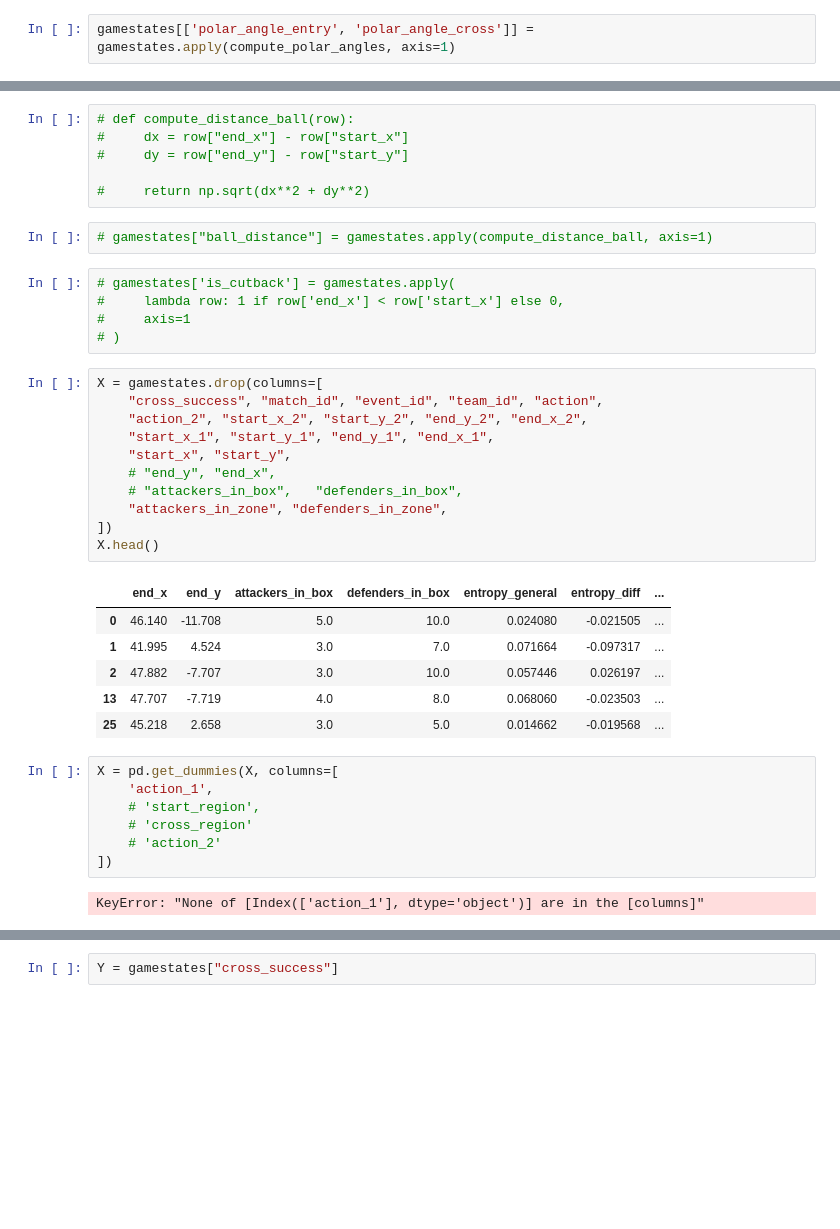
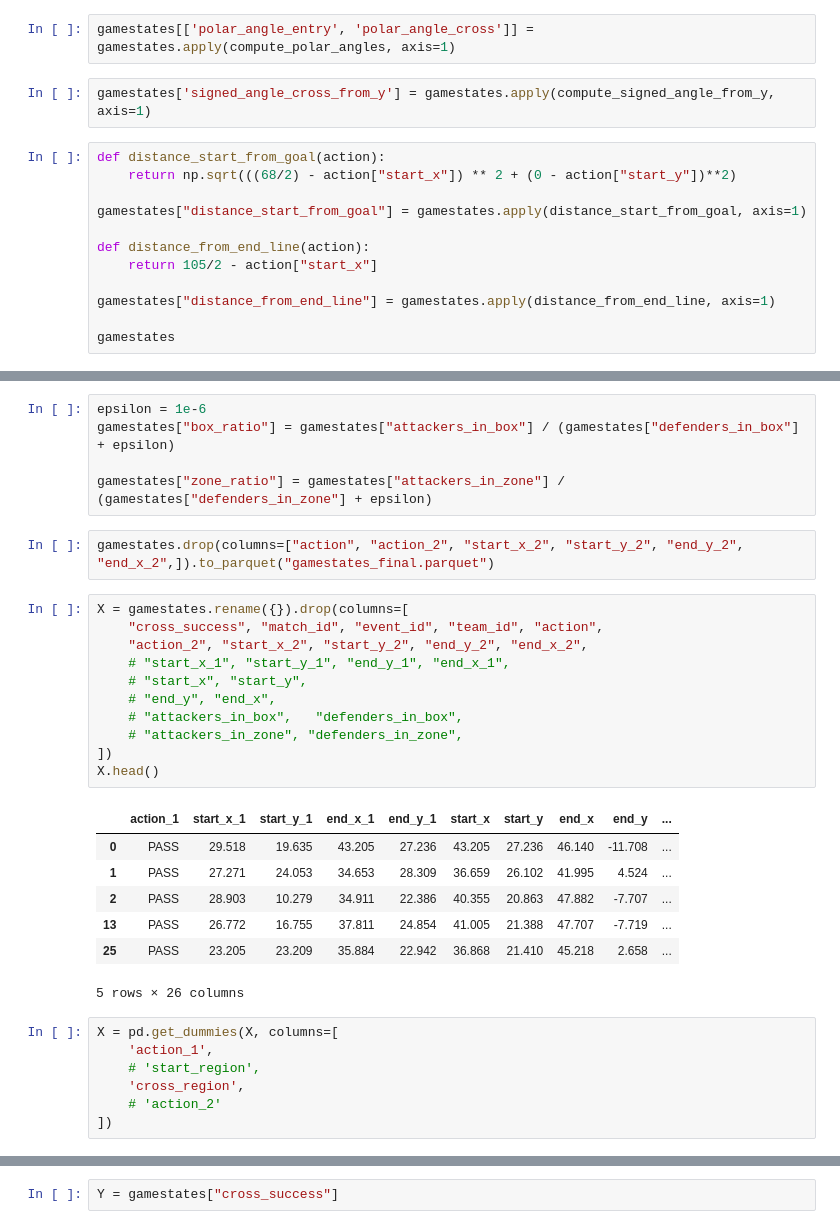
Before and after one commit to Jalzn/vaep-cross, a Jupyter notebook: exploring-model.ipynb, the cells around one changed output, grey strips where cells are left out. Cells and saved outputs as stored; diff of their text form; blank space fills up the shorter version.

```diff
--- a/exploring-model.ipynb
+++ b/exploring-model.ipynb
@@ -215,2 +250,16 @@ def compute_polar_angles(row):
 # %%
 gamestates[['polar_angle_entry', 'polar_angle_cross']] = gamestates.apply(compute_polar_angles, axis=1)
+# %%
+gamestates['signed_angle_cross_from_y'] = gamestates.apply(compute_signed_angle_from_y, axis=1)
+# %%
+def distance_start_from_goal(action):
+    return np.sqrt(((68/2) - action["start_x"]) ** 2 + (0 - action["start_y"])**2)
+
+gamestates["distance_start_from_goal"] = gamestates.apply(distance_start_from_goal, axis=1)
+
+def distance_from_end_line(action):
+    return 105/2 - action["start_x"]
+
+gamestates["distance_from_end_line"] = gamestates.apply(distance_from_end_line, axis=1)
+
+gamestates
@@ -217,43 +280,36 @@ gamestates[['polar_angle_entry', 'polar_angle_cross']] = gamestates.apply(comput
 # %%
-# def compute_distance_ball(row):
-#     dx = row["end_x"] - row["start_x"]
-#     dy = row["end_y"] - row["start_y"]
+epsilon = 1e-6
+gamestates["box_ratio"] = gamestates["attackers_in_box"] / (gamestates["defenders_in_box"] + epsilon)
 
-#     return np.sqrt(dx**2 + dy**2)
+gamestates["zone_ratio"] = gamestates["attackers_in_zone"] / (gamestates["defenders_in_zone"] + epsilon)
-# %%
-# gamestates["ball_distance"] = gamestates.apply(compute_distance_ball, axis=1)
-# %%
-# gamestates['is_cutback'] = gamestates.apply(
-#     lambda row: 1 if row['end_x'] < row['start_x'] else 0,
-#     axis=1
-# )
+# %%
+gamestates.drop(columns=["action", "action_2", "start_x_2", "start_y_2", "end_y_2", "end_x_2",]).to_parquet("gamestates_final.parquet")
 # %%
-X = gamestates.drop(columns=[
+X = gamestates.rename({}).drop(columns=[
     "cross_success", "match_id", "event_id", "team_id", "action",
     "action_2", "start_x_2", "start_y_2", "end_y_2", "end_x_2",
-    "start_x_1", "start_y_1", "end_y_1", "end_x_1",
-    "start_x", "start_y",
+    # "start_x_1", "start_y_1", "end_y_1", "end_x_1",
+    # "start_x", "start_y",
     # "end_y", "end_x",
     # "attackers_in_box",	"defenders_in_box",
-    "attackers_in_zone", "defenders_in_zone",
+    # "attackers_in_zone", "defenders_in_zone",
 ])
 X.head()
 # %% [output]
-|  | end_x | end_y | attackers_in_box | defenders_in_box | entropy_general | entropy_diff | ... |
-| 0 | 46.140 | -11.708 | 5.0 | 10.0 | 0.024080 | -0.021505 | ... |
-| 1 | 41.995 | 4.524 | 3.0 | 7.0 | 0.071664 | -0.097317 | ... |
-| 2 | 47.882 | -7.707 | 3.0 | 10.0 | 0.057446 | 0.026197 | ... |
-| 13 | 47.707 | -7.719 | 4.0 | 8.0 | 0.068060 | -0.023503 | ... |
-| 25 | 45.218 | 2.658 | 3.0 | 5.0 | 0.014662 | -0.019568 | ... |
+|  | action_1 | start_x_1 | start_y_1 | end_x_1 | end_y_1 | start_x | start_y | end_x | end_y | ... |
+| 0 | PASS | 29.518 | 19.635 | 43.205 | 27.236 | 43.205 | 27.236 | 46.140 | -11.708 | ... |
+| 1 | PASS | 27.271 | 24.053 | 34.653 | 28.309 | 36.659 | 26.102 | 41.995 | 4.524 | ... |
+| 2 | PASS | 28.903 | 10.279 | 34.911 | 22.386 | 40.355 | 20.863 | 47.882 | -7.707 | ... |
+| 13 | PASS | 26.772 | 16.755 | 37.811 | 24.854 | 41.005 | 21.388 | 47.707 | -7.719 | ... |
+| 25 | PASS | 23.205 | 23.209 | 35.884 | 22.942 | 36.868 | 21.410 | 45.218 | 2.658 | ... |
+5 rows × 26 columns
 # %%
 X = pd.get_dummies(X, columns=[
     'action_1',
     # 'start_region',
-    # 'cross_region'
+    'cross_region',
     # 'action_2'
 ])
-# %% [output]
-KeyError: "None of [Index(['action_1'], dtype='object')] are in the [columns]"
 # %%
 X
 # %% [output]
```
Also changed, not shown: parts of 21 cells of this notebook, 4 other files.
